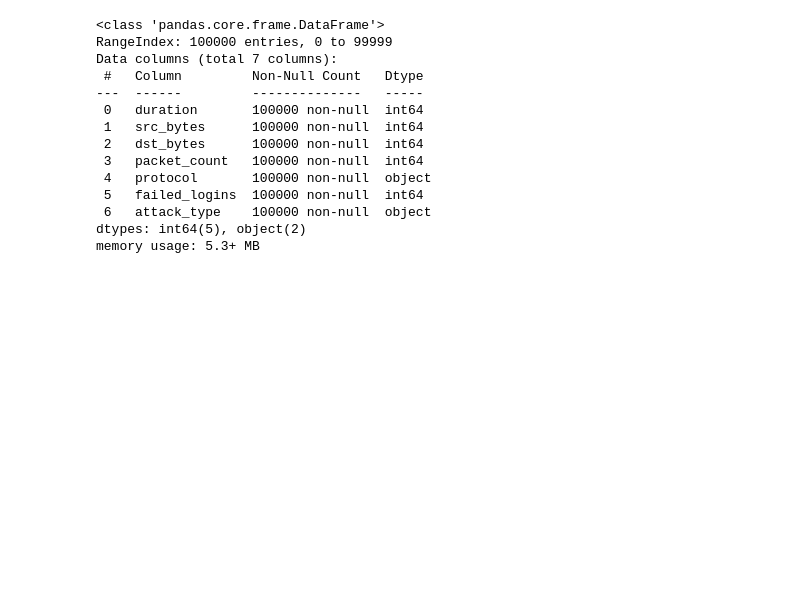
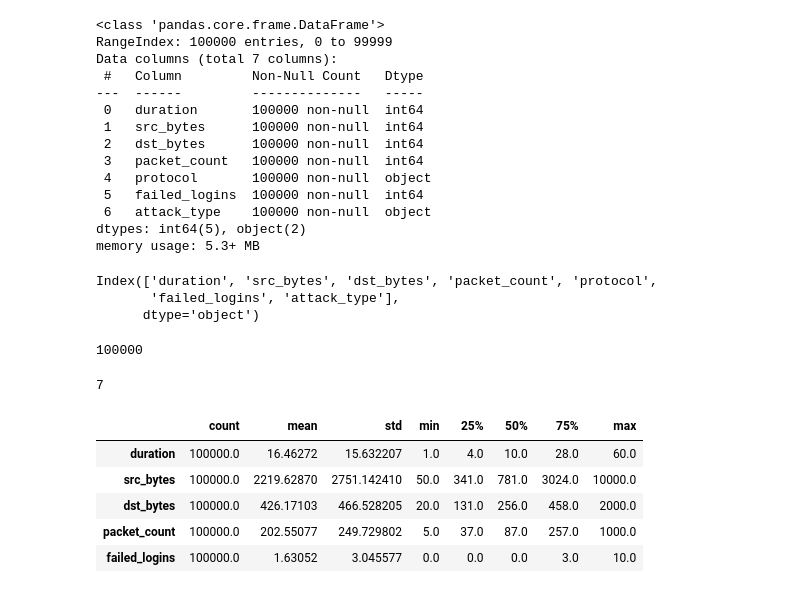
Before and after one commit to sonjoy1s/ML, a Jupyter notebook: Cyber_Security_Attack_Using_Network.ipynb, the cells around one changed output. Cells and saved outputs as stored; diff of their text form; code cells hidden in the pictures; blank space fills up the shorter version.

```diff
--- a/Cyber_Security_Attack_Using_Network.ipynb
+++ b/Cyber_Security_Attack_Using_Network.ipynb
@@ -51,3 +51,26 @@ Data columns (total 7 columns):
  6   attack_type    100000 non-null  object
 dtypes: int64(5), object(2)
 memory usage: 5.3+ MB
+# %%
+df.columns
+# %% [output]
+Index(['duration', 'src_bytes', 'dst_bytes', 'packet_count', 'protocol',
+       'failed_logins', 'attack_type'],
+      dtype='object')
+# %%
+df.shape[0]
+# %% [output]
+100000
+# %%
+df.shape[1]
+# %% [output]
+7
+# %%
+df.describe().T
+# %% [output]
+|  | count | mean | std | min | 25% | 50% | 75% | max |
+| duration | 100000.0 | 16.46272 | 15.632207 | 1.0 | 4.0 | 10.0 | 28.0 | 60.0 |
+| src_bytes | 100000.0 | 2219.62870 | 2751.142410 | 50.0 | 341.0 | 781.0 | 3024.0 | 10000.0 |
+| dst_bytes | 100000.0 | 426.17103 | 466.528205 | 20.0 | 131.0 | 256.0 | 458.0 | 2000.0 |
+| packet_count | 100000.0 | 202.55077 | 249.729802 | 5.0 | 37.0 | 87.0 | 257.0 | 1000.0 |
+| failed_logins | 100000.0 | 1.63052 | 3.045577 | 0.0 | 0.0 | 0.0 | 3.0 | 10.0 |
```
Also changed, not shown: parts of 9 cells of this notebook.
